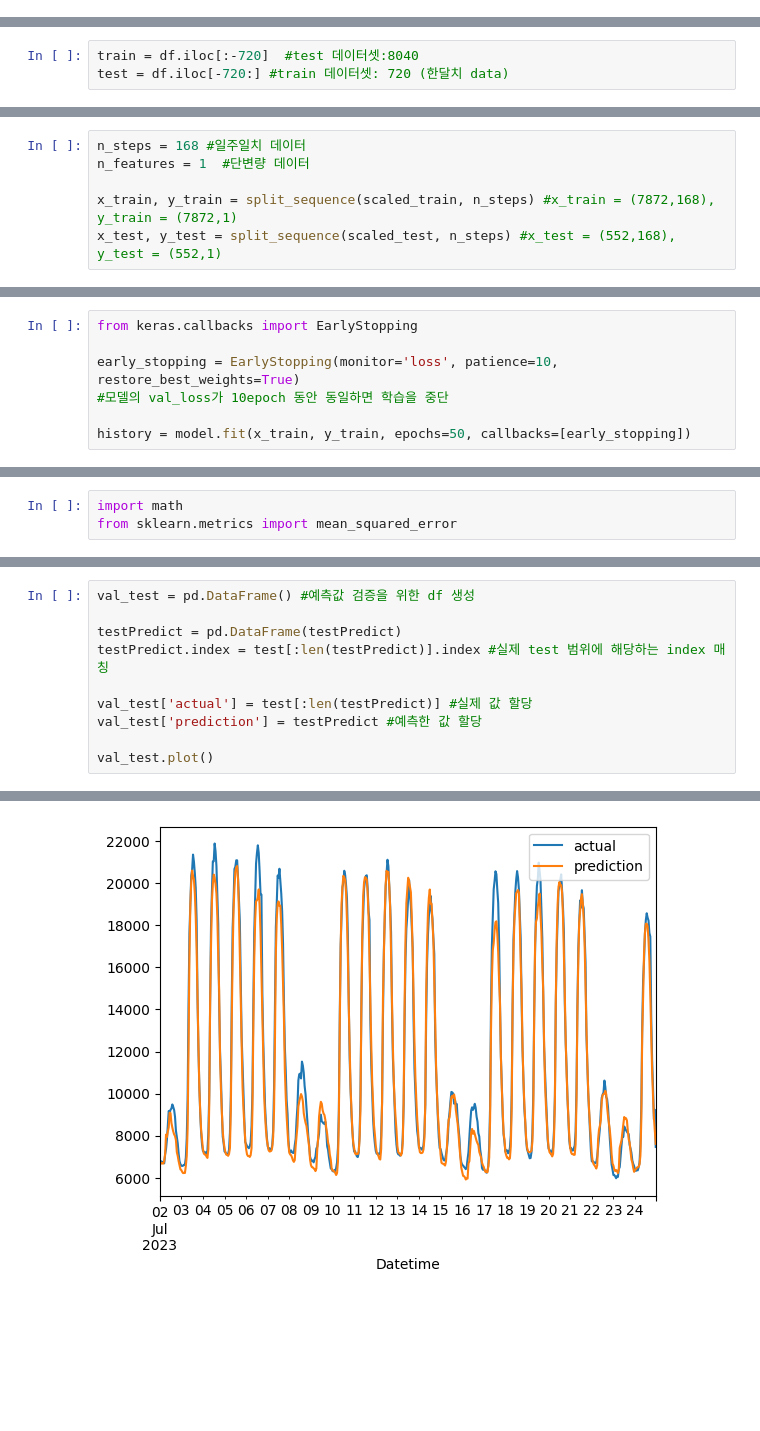
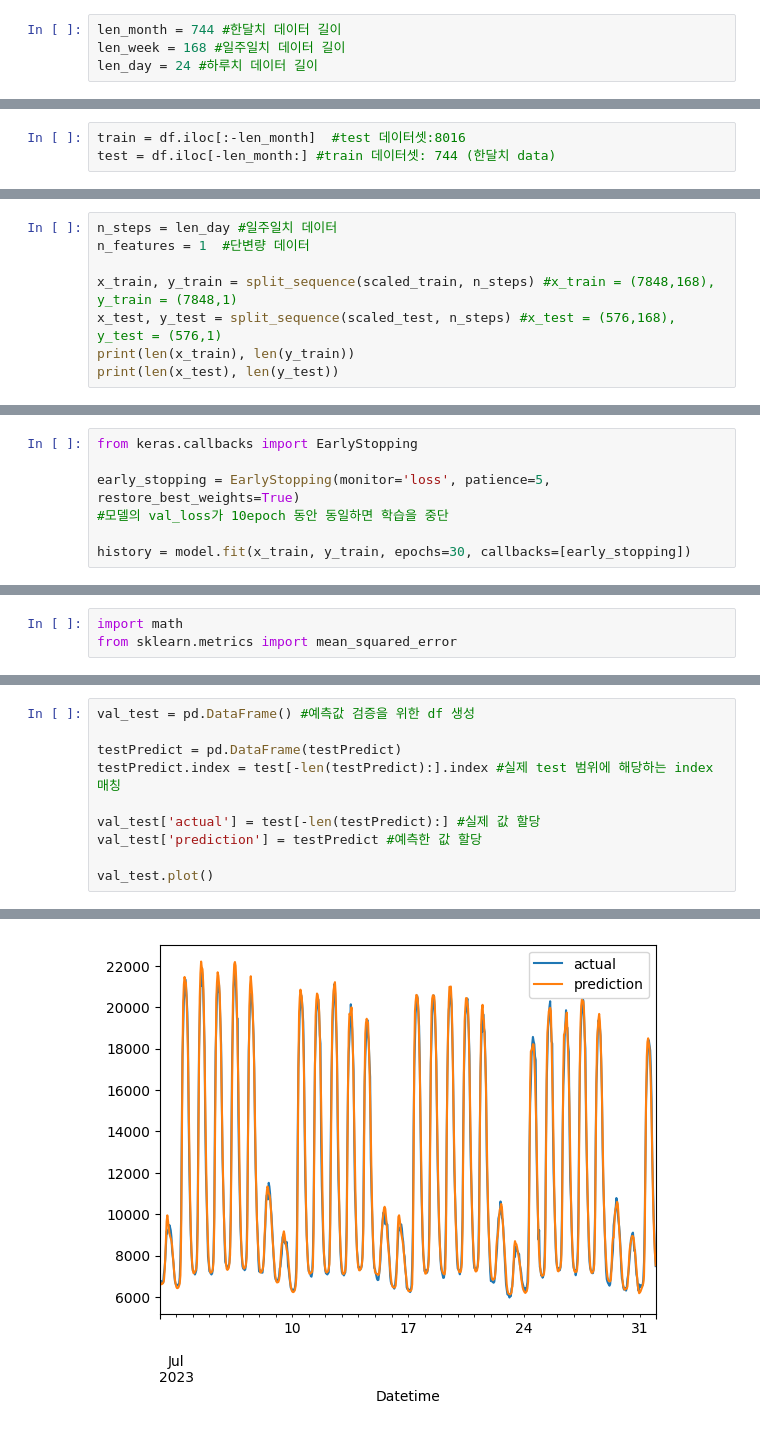
Before and after one commit to choijian/Care4All-AI-Model, a Jupyter notebook: lstm_modeling.ipynb, the cells around one changed output, grey strips where cells are left out. Saved outputs shown, nothing was run; the diff lists cells and outputs as text; blank space fills up the shorter version.

```diff
--- a/lstm_modeling.ipynb
+++ b/lstm_modeling.ipynb
@@ -15,3 +27,7 @@ from keras.models import Sequential
 from keras.layers import Dense
 from keras.layers import LSTM
 from keras.layers import Dropout
+# %%
+len_month = 744 #한달치 데이터 길이
+len_week = 168 #일주일치 데이터 길이
+len_day = 24 #하루치 데이터 길이
@@ -18,6 +38,6 @@ from keras.layers import Dropout
 # %%
-train = df.iloc[:-720]  #test 데이터셋:8040
-test = df.iloc[-720:] #train 데이터셋: 720 (한달치 data)
+train = df.iloc[:-len_month]  #test 데이터셋:8016
+test = df.iloc[-len_month:] #train 데이터셋: 744 (한달치 data)
 # %%
  #데이터 scaling
 scaler = MinMaxScaler()
@@ -66,6 +86,8 @@ print(scaled_test.shape)
 # %%
-n_steps = 168 #일주일치 데이터
+n_steps = len_day #일주일치 데이터
 n_features = 1  #단변량 데이터
 
-x_train, y_train = split_sequence(scaled_train, n_steps) #x_train = (7872,168), y_train = (7872,1)
-x_test, y_test = split_sequence(scaled_test, n_steps) #x_test = (552,168), y_test = (552,1)
+x_train, y_train = split_sequence(scaled_train, n_steps) #x_train = (7848,168), y_train = (7848,1)
+x_test, y_test = split_sequence(scaled_test, n_steps) #x_test = (576,168), y_test = (576,1)
+print(len(x_train), len(y_train))
+print(len(x_test), len(y_test))
@@ -148,8 +174,8 @@ _________________________________________________________________
 # %%
 from keras.callbacks import EarlyStopping
 
-early_stopping = EarlyStopping(monitor='loss', patience=10, restore_best_weights=True)
+early_stopping = EarlyStopping(monitor='loss', patience=5, restore_best_weights=True)
 #모델의 val_loss가 10epoch 동안 동일하면 학습을 중단
 
-history = model.fit(x_train, y_train, epochs=50, callbacks=[early_stopping])
+history = model.fit(x_train, y_train, epochs=30, callbacks=[early_stopping])
 # %% [output]
@@ -219,16 +248,16 @@ val_train.plot()
 # %%
 val_test = pd.DataFrame() #예측값 검증을 위한 df 생성
 
 testPredict = pd.DataFrame(testPredict)
-testPredict.index = test[:len(testPredict)].index #실제 test 범위에 해당하는 index 매칭
+testPredict.index = test[-len(testPredict):].index #실제 test 범위에 해당하는 index 매칭
 
-val_test['actual'] = test[:len(testPredict)] #실제 값 할당
+val_test['actual'] = test[-len(testPredict):] #실제 값 할당
 val_test['prediction'] = testPredict #예측한 값 할당
 
 val_test.plot()
 # %% [output]
 <Axes: xlabel='Datetime'>
-[figure, old version]
+[figure, new version]
 # %%
 from keras.models import load_model
 model.save("population_predict.h5")
```
Also changed, not shown: parts of 16 cells of this notebook, 3 other files.
